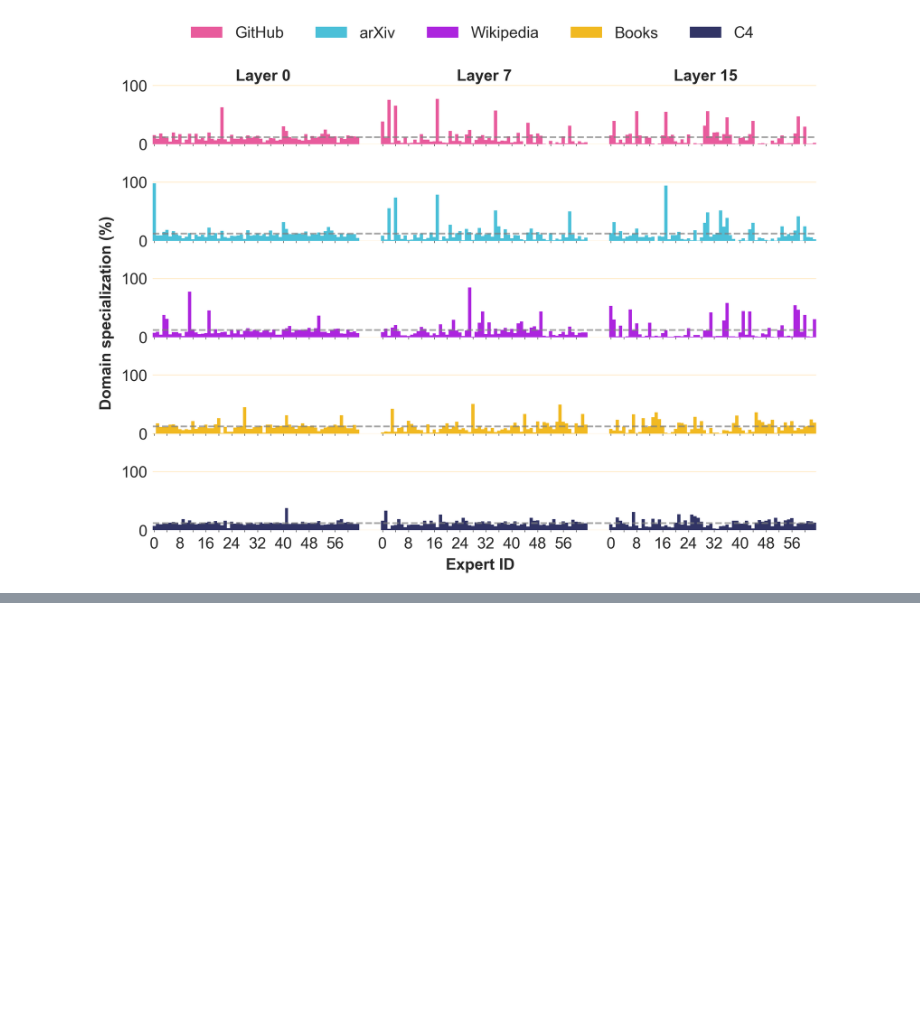
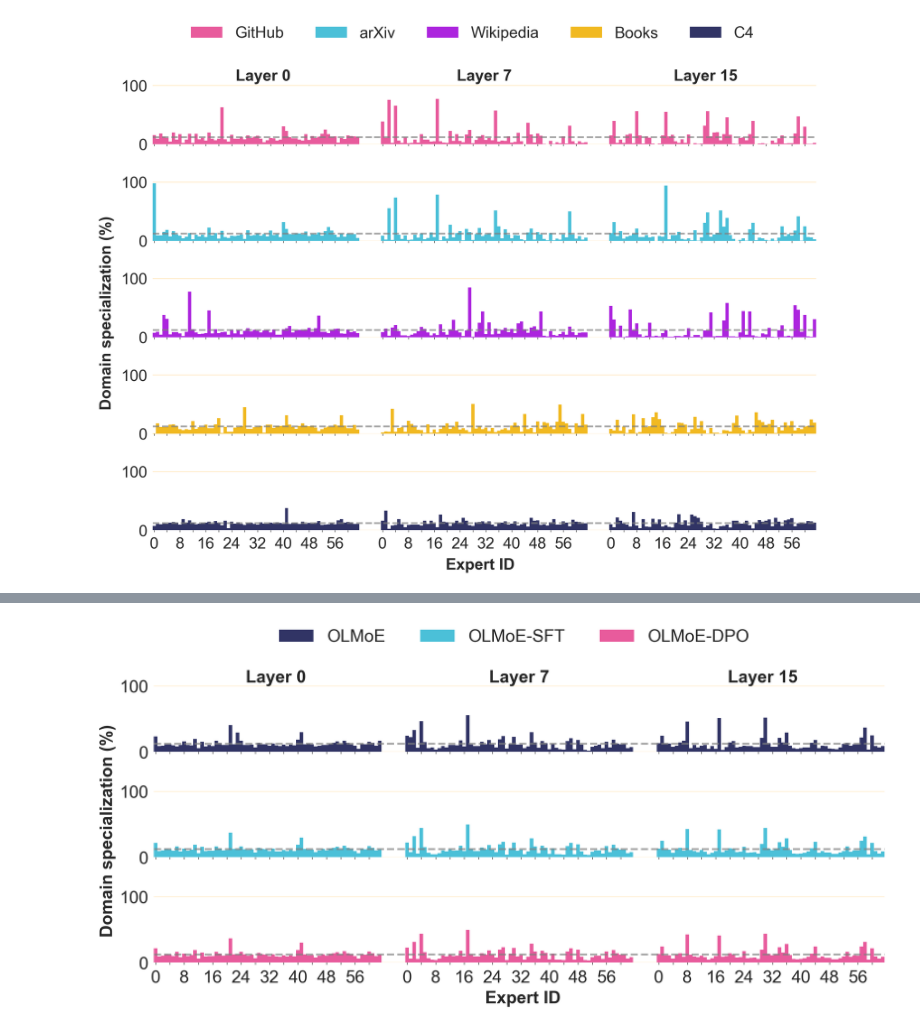
Before and after one commit to allenai/OLMoE, a Jupyter notebook: scripts/plot_routing_analysis_v2.ipynb, the cells around one changed output, grey strips where cells are left out. Drawn from its saved outputs; the diff is of its cells as text; code cells hidden in the pictures; blank space fills up the shorter version.

Commit message:
Domain specialization: add tulu routing

```diff
--- a/scripts/plot_routing_analysis_v2.ipynb
+++ b/scripts/plot_routing_analysis_v2.ipynb
@@ -13,6 +13,7 @@ domain_names = {
     'c4': 'C4',
     'book': 'Books',
     'wikipedia': 'Wikipedia',
+    'tulu': "Tulu-v3.1",
 }
 
 def load_data(input_path):
@@ -189,3 +190,83 @@ plt.savefig('routing_olmoe_v2.jpg', bbox_inches='tight')
 # %% [output]
 <Figure size 1280x880 with 0 Axes>
 [figure]
+# %%
+dfs = []
+
+for model in ['OLMoE', 'OLMoE-SFT', 'OLMoE-DPO']:
+    df = load_data_for_model(model.lower())
+    num_experts = df.Expert.nunique()
+    k = 8
+    df['Proportion'] *= k
+    uniform_proportion = 1 / num_experts * k * 100
+
+    df["Model"] = model
+    dfs.append(df)
+
+df = pd.concat(dfs, axis=0, ignore_index=True)
+df = df.query("Domain == 'Tulu-v3.1'")
+
+plt.style.use('seaborn-v0_8-poster')
+plt.style.use('seaborn-v0_8-darkgrid')
+sns.set_style("white")
+
+sns.despine()
+
+COLORS = {
+    'OLMoE': '#2E3168',
+    'OLMoE-SFT': '#43C5E0',
+    'OLMoE-DPO': '#F0539B',
+}
+
+FONTSIZE=35
+LABEL_FREQ = 8
+TICK_FREQ = 4
+PADDING = num_experts * 0.07
+
+g = sns.catplot(data=df, x='Expert', y='Proportion', row='Model', hue="Model", col="Layer", kind='bar',
+                row_order=COLORS.keys(), hue_order=COLORS.keys(), palette=COLORS.values(), order=range(num_experts),
+                aspect=2.5, height=3, gap=0.0, linewidth=0.0, width=1.0, margin_titles=True, sharex=False, saturation=0.9)
+
+
+labels = sum(([i]+[""]*(LABEL_FREQ - 1) for i in range(0, num_experts, LABEL_FREQ)), [])
+g.set_xticklabels(labels)
+
+for rows in g.axes:
+    for ax in rows:
+        ax.axhline(y=uniform_proportion, color='grey', linestyle='--' , linewidth=3.88, alpha=0.7)
+        ax.grid(True, axis='y', linestyle='-', color='#FFE5B4', linewidth=2, alpha=0.7)
+        ax.tick_params(axis='x', which='major', length=4, width=1, color='black', direction='out', reset=True, bottom=True, top=False, labelsize=FONTSIZE)
+        ax.tick_params(axis='y', which='major', labelsize=FONTSIZE)
+
+        ticks = ax.get_xticks()
+        ticks = [t for t in ticks if t % TICK_FREQ == 0]
+        ax.set_xticks(ticks)
+        ax.set_ylim(0, 100)
+
+
+    # Create a bit of padding
+    ax = rows[0]
+    ax.set_xlim(ax.get_xlim()[0], ax.get_xlim()[1]+PADDING)
+    ax = rows[1]
+    ax.set_xlim(ax.get_xlim()[0]-PADDING/2, ax.get_xlim()[1]+PADDING/2)
+    ax = rows[2]
+    ax.set_xlim(ax.get_xlim()[0]-PADDING, ax.get_xlim()[1])
+
+# Remove ticks for all but the bottom row
+for rows in g.axes[:-1]:
+    for ax in rows:
+        ax.set_xticklabels([])
+
+g.set_ylabels("")
+g.set_xlabels("")
+plt.subplots_adjust(hspace=0.6, wspace=0.0)
+g.figure.supylabel('Domain specialization (%)', fontsize=FONTSIZE, fontweight='bold', x=-0.025)
+g.figure.supxlabel('Expert ID', fontsize=FONTSIZE, fontweight='bold', y=-0.05, x=0.46)
+
+g.set_titles(row_template="", col_template="Layer {col_name}", size=FONTSIZE, fontweight="bold")
+g.legend.set_title("")
+sns.move_legend(g, "upper center", bbox_to_anchor=(0.45, 1.18), ncol=5, fontsize=FONTSIZE)
+
+plt.savefig('routing_tulu_v2.pdf', bbox_inches='tight')
+plt.savefig('routing_tulu_v2.jpg', bbox_inches='tight')
+# %% [output]
@@ -191,0 +274 @@ plt.savefig('routing_olmoe_v2.jpg', bbox_inches='tight')
+[figure, added]
```
Also changed, not shown: parts of 1 cell of this notebook, 4 other files.
